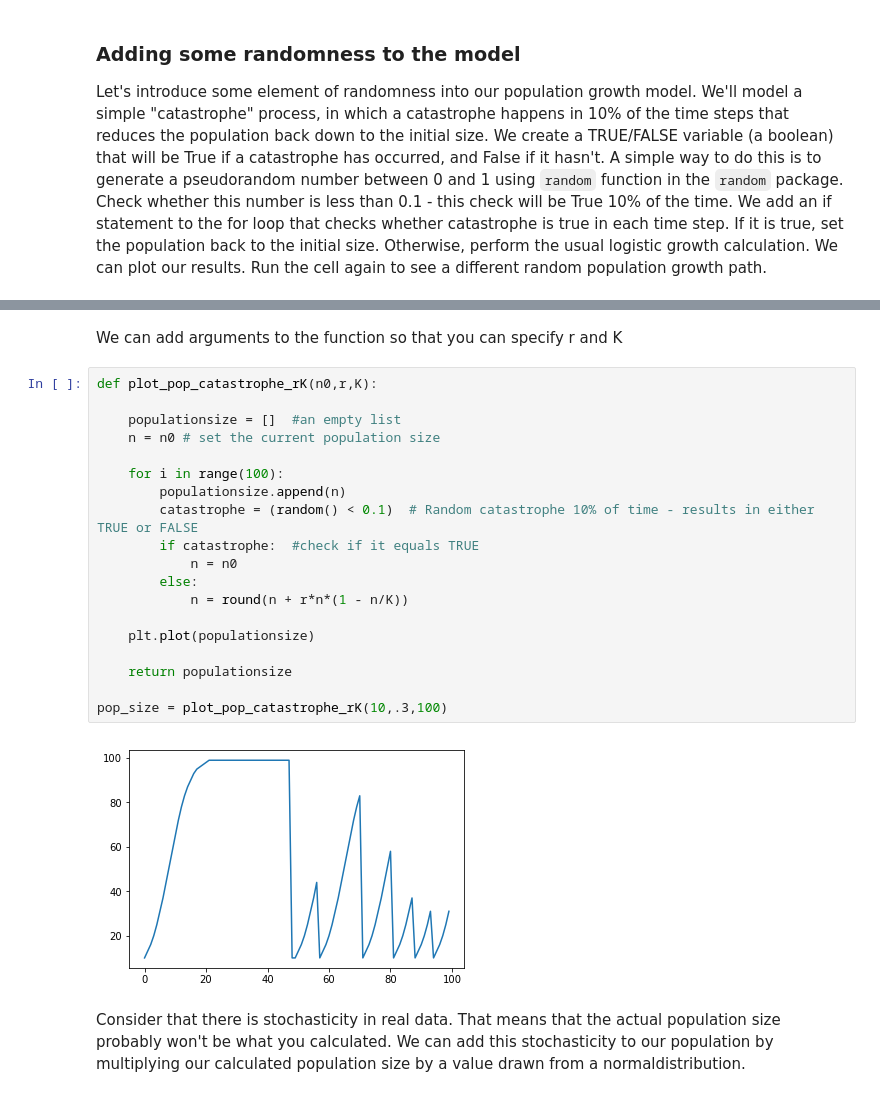
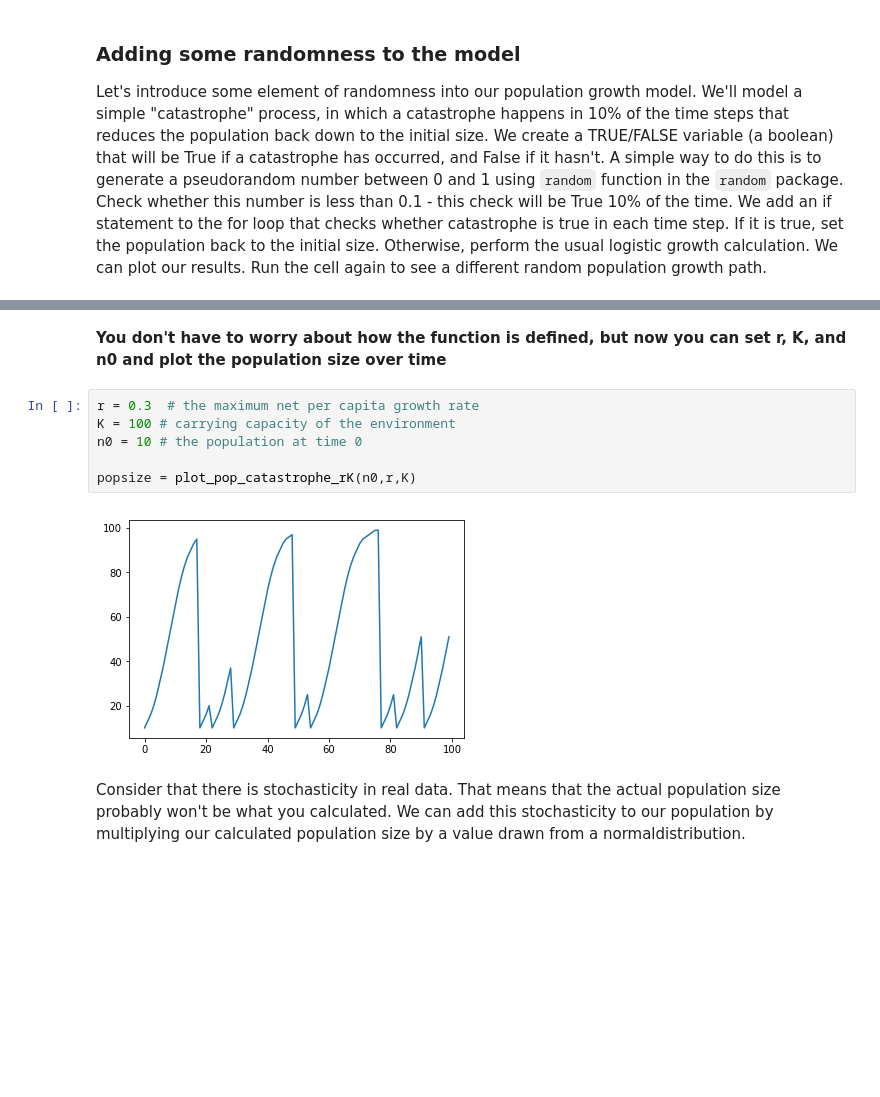
Before and after one commit to rachelss/BigDataAnalysis18, a Jupyter notebook: logisticgrowth.ipynb, the cells around one changed output, grey strips where cells are left out. Cells and saved outputs as stored; diff of their text form; blank space fills up the shorter version.

```diff
--- a/logisticgrowth.ipynb
+++ b/logisticgrowth.ipynb
@@ -139,26 +66,13 @@ print(pop_size)
-# %% [markdown]
-We can add arguments to the function so that you can specify r and K
-# %%
-def plot_pop_catastrophe_rK(n0,r,K):
-
-    populationsize = []  #an empty list
-    n = n0 # set the current population size
-
-    for i in range(100):
-        populationsize.append(n)
-        catastrophe = (random() < 0.1)  # Random catastrophe 10% of time - results in either TRUE or FALSE
-        if catastrophe:  #check if it equals TRUE
-            n = n0
-        else:
-            n = round(n + r*n*(1 - n/K))
-
-    plt.plot(populationsize)
-
-    return populationsize
-
-pop_size = plot_pop_catastrophe_rK(10,.3,100)
-# %% [output]
-[figure, removed]
+# %% [markdown]
+**You don't have to worry about how the function is defined, but now you can set r, K, and n0 and plot the population size over time**
+# %%
+r = 0.3  # the maximum net per capita growth rate
+K = 100 # carrying capacity of the environment
+n0 = 10 # the population at time 0
+
+popsize = plot_pop_catastrophe_rK(n0,r,K)
+# %% [output]
+[figure, added]
 # %% [markdown]
 Consider that there is stochasticity in real data. That means that the actual population size probably won't be what you calculated. We can add this stochasticity to our population by multiplying our calculated population size by a value drawn from a normaldistribution.
 # %%
```
Also changed, not shown: parts of 14 cells of this notebook.
